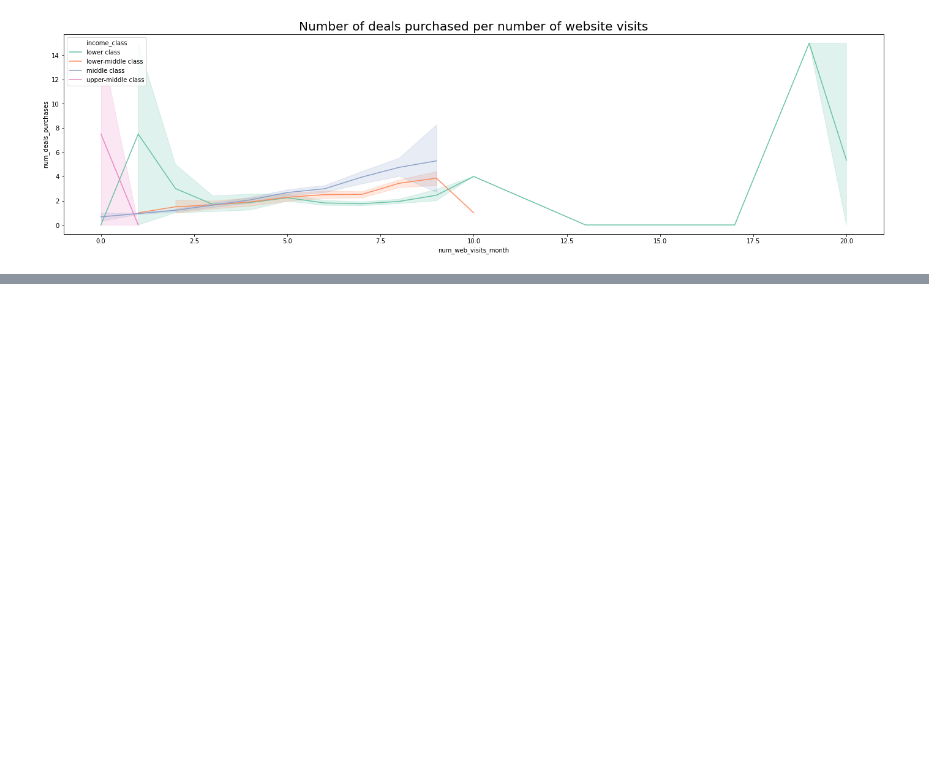
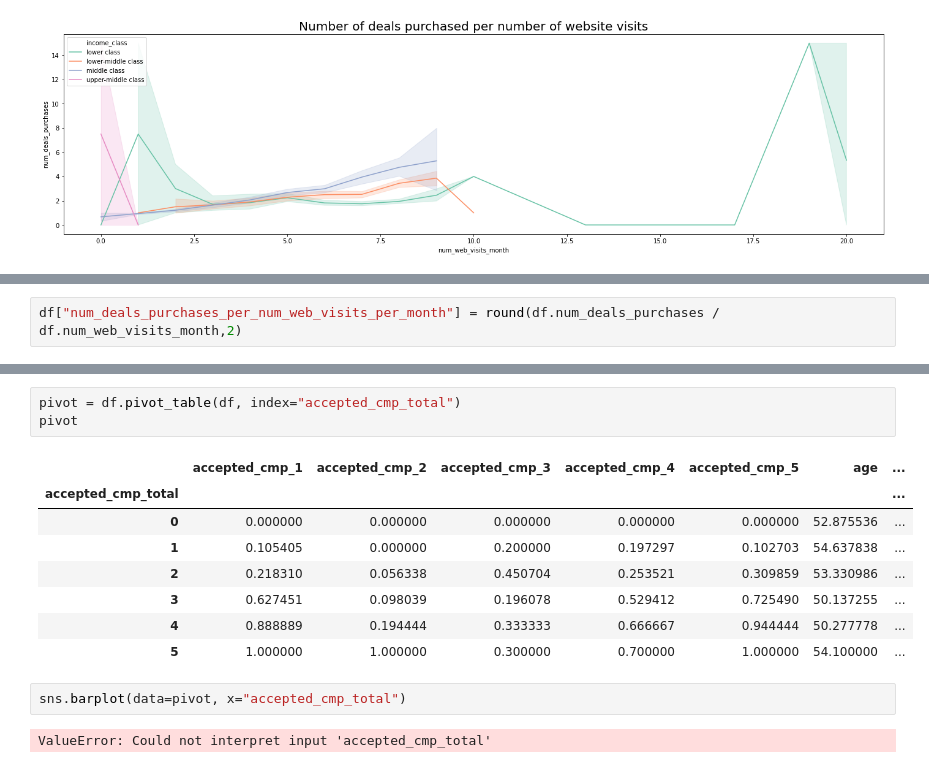
Before and after one commit to mr-emreerturk/Marketing-Analytics_EDA, a Jupyter notebook: notebook_eda.ipynb, the cells around one changed output, grey strips where cells are left out. Saved outputs shown, nothing was run; the diff lists cells and outputs as text; blank space fills up the shorter version.

```diff
--- a/notebook_eda.ipynb
+++ b/notebook_eda.ipynb
@@ -603,0 +624,2 @@ This graph is extremely interesting as it shows that the higher the income the l
+# %%
+df["num_deals_purchases_per_num_web_visits_per_month"] = round(df.num_deals_purchases / df.num_web_visits_month,2)
@@ -603,0 +635,16 @@ This graph is extremely interesting as it shows that the higher the income the l
+# %%
+pivot = df.pivot_table(df, index="accepted_cmp_total")
+pivot
+# %% [output]
+|  | accepted_cmp_1 | accepted_cmp_2 | accepted_cmp_3 | accepted_cmp_4 | accepted_cmp_5 | age | ... |
+| accepted_cmp_total |  |  |  |  |  |  | ... |
+| 0 | 0.000000 | 0.000000 | 0.000000 | 0.000000 | 0.000000 | 52.875536 | ... |
+| 1 | 0.105405 | 0.000000 | 0.200000 | 0.197297 | 0.102703 | 54.637838 | ... |
+| 2 | 0.218310 | 0.056338 | 0.450704 | 0.253521 | 0.309859 | 53.330986 | ... |
+| 3 | 0.627451 | 0.098039 | 0.196078 | 0.529412 | 0.725490 | 50.137255 | ... |
+| 4 | 0.888889 | 0.194444 | 0.333333 | 0.666667 | 0.944444 | 50.277778 | ... |
+| 5 | 1.000000 | 1.000000 | 0.300000 | 0.700000 | 1.000000 | 54.100000 | ... |
+# %%
+sns.barplot(data=pivot, x="accepted_cmp_total")
+# %% [output]
+ValueError: Could not interpret input 'accepted_cmp_total'
```
Also changed, not shown: parts of 6 cells of this notebook.
